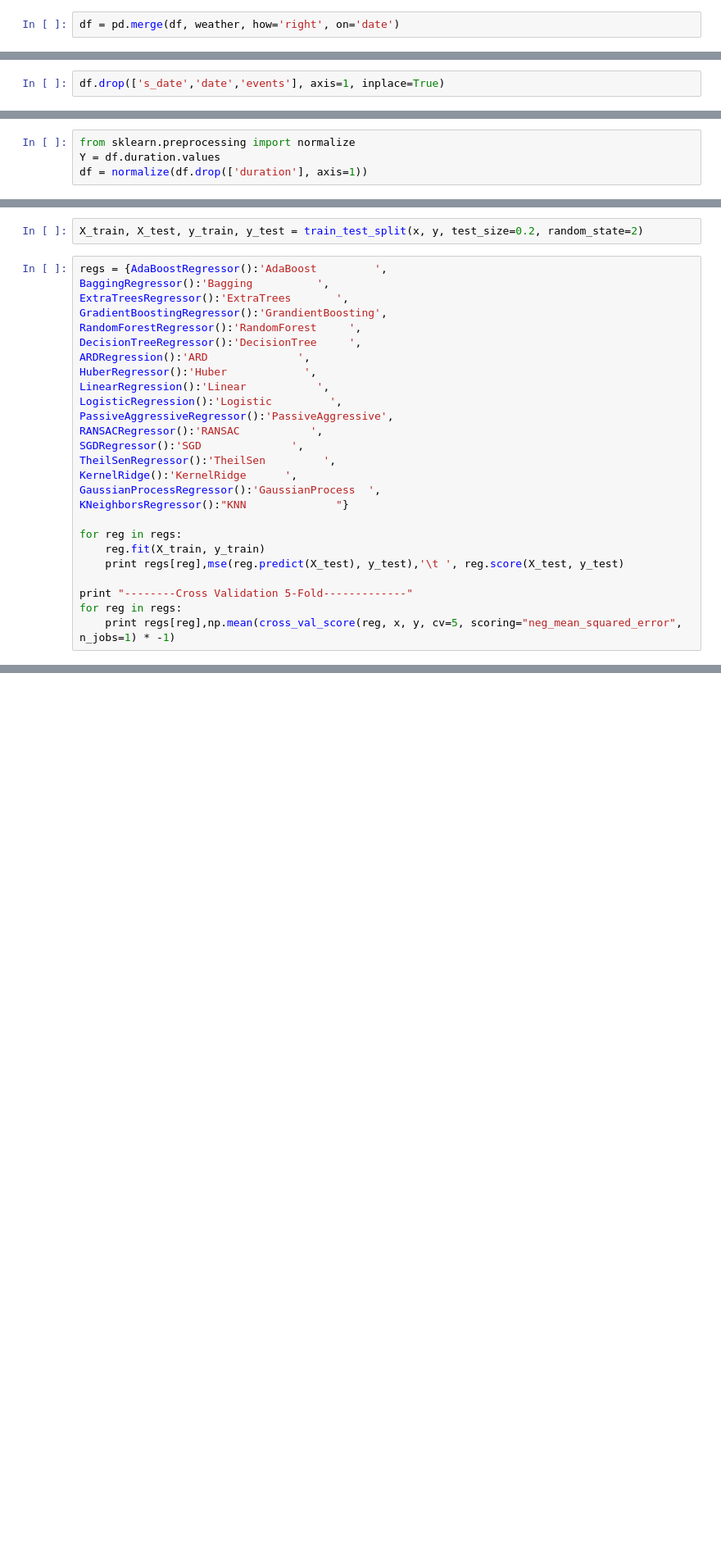
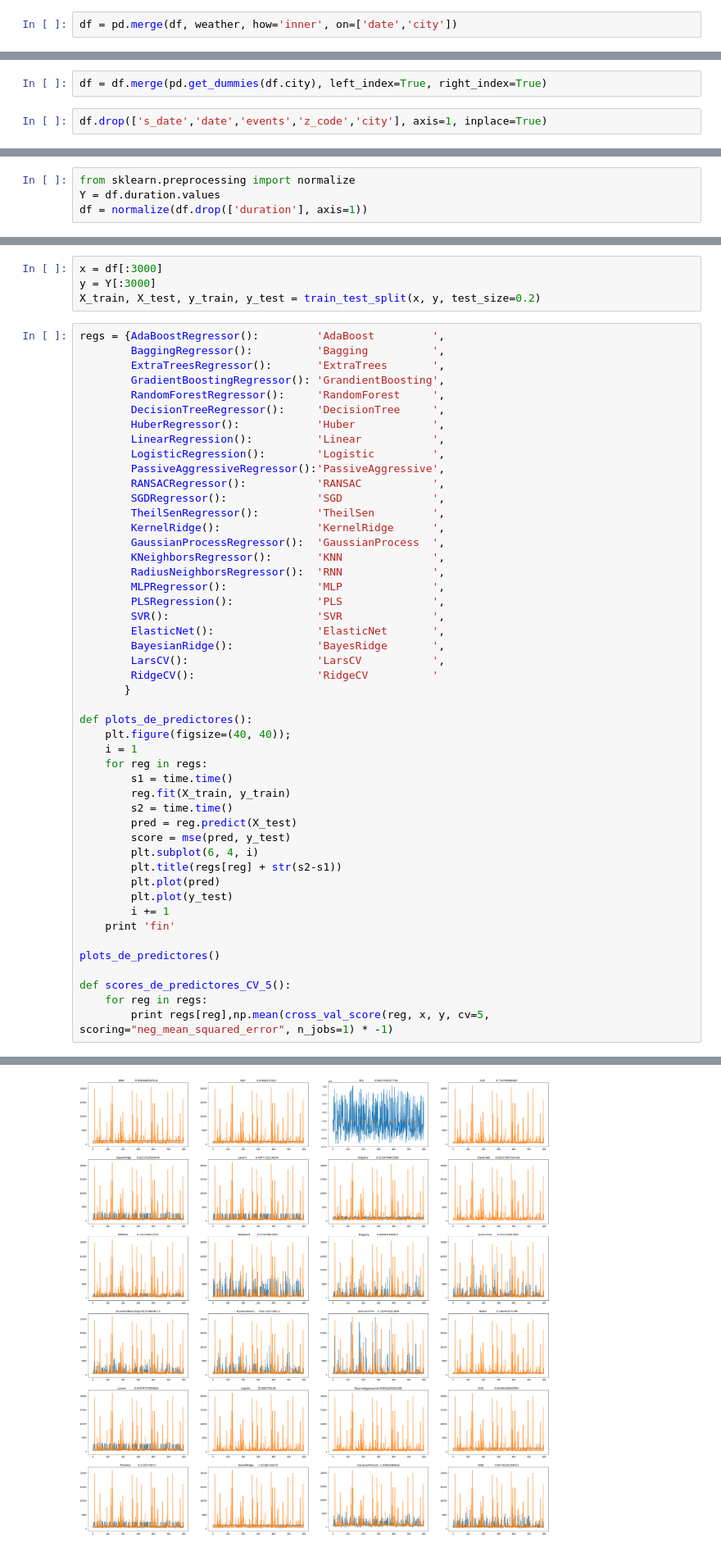
Before and after one commit to frisjon/tp2, a Jupyter notebook: tp2_test.ipynb, the cells around one changed output, grey strips where cells are left out. Shown at 82% size. Cells and saved outputs as stored; diff of their text form; blank space fills up the shorter version.

```diff
--- a/tp2_test.ipynb
+++ b/tp2_test.ipynb
@@ -107,5 +102,5 @@ df.shape
 # %%
-df = pd.merge(df, weather, how='right', on='date')
+df = pd.merge(df, weather, how='inner', on=['date','city'])
 # %%
 df.shape
 # %% [output]
@@ -113,5 +108,7 @@ df.shape
+# %%
+df = df.merge(pd.get_dummies(df.city), left_index=True, right_index=True)
 # %%
-df.drop(['s_date','date','events'], axis=1, inplace=True)
+df.drop(['s_date','date','events','z_code','city'], axis=1, inplace=True)
 # %%
 df.isnull().sum()
 # %% [output]
@@ -160,29 +151,53 @@ y = Y[:1000]
 # %%
-X_train, X_test, y_train, y_test = train_test_split(x, y, test_size=0.2, random_state=2)
+x = df[:3000]
+y = Y[:3000]
+X_train, X_test, y_train, y_test = train_test_split(x, y, test_size=0.2)
 # %%
-regs = {AdaBoostRegressor():'AdaBoost         ',
-BaggingRegressor():'Bagging          ',
-ExtraTreesRegressor():'ExtraTrees       ',
-GradientBoostingRegressor():'GrandientBoosting',
-RandomForestRegressor():'RandomForest     ',
-DecisionTreeRegressor():'DecisionTree     ',
-ARDRegression():'ARD              ',
-HuberRegressor():'Huber            ',
-LinearRegression():'Linear           ',
-LogisticRegression():'Logistic         ',
-PassiveAggressiveRegressor():'PassiveAggressive',
-RANSACRegressor():'RANSAC           ',
-SGDRegressor():'SGD              ',
-TheilSenRegressor():'TheilSen         ',
-KernelRidge():'KernelRidge      ',
-GaussianProcessRegressor():'GaussianProcess  ',
-KNeighborsRegressor():"KNN              "}
+regs = {AdaBoostRegressor():         'AdaBoost         ',
+        BaggingRegressor():          'Bagging          ',
+        ExtraTreesRegressor():       'ExtraTrees       ',
+        GradientBoostingRegressor(): 'GrandientBoosting',
+        RandomForestRegressor():     'RandomForest     ',
+        DecisionTreeRegressor():     'DecisionTree     ',
+        HuberRegressor():            'Huber            ',
+        LinearRegression():          'Linear           ',
+        LogisticRegression():        'Logistic         ',
+        PassiveAggressiveRegressor():'PassiveAggressive',
+        RANSACRegressor():           'RANSAC           ',
+        SGDRegressor():              'SGD              ',
+        TheilSenRegressor():         'TheilSen         ',
+        KernelRidge():               'KernelRidge      ',
+        GaussianProcessRegressor():  'GaussianProcess  ',
+        KNeighborsRegressor():       'KNN              ',
+        RadiusNeighborsRegressor():  'RNN              ',
+        MLPRegressor():              'MLP              ',
+        PLSRegression():             'PLS              ',
+        SVR():                       'SVR              ',
+        ElasticNet():                'ElasticNet       ',
+        BayesianRidge():             'BayesRidge       ',
+        LarsCV():                    'LarsCV           ',
+        RidgeCV():                   'RidgeCV          '
+       }
 
-for reg in regs:
-    reg.fit(X_train, y_train)
-    print regs[reg],mse(reg.predict(X_test), y_test),'\t ', reg.score(X_test, y_test)
+def plots_de_predictores():
+    plt.figure(figsize=(40, 40));
+    i = 1
+    for reg in regs:
+        s1 = time.time()
+        reg.fit(X_train, y_train)
+        s2 = time.time()
+        pred = reg.predict(X_test)
+        score = mse(pred, y_test)
+        plt.subplot(6, 4, i)
+        plt.title(regs[reg] + str(s2-s1))
+        plt.plot(pred)
+        plt.plot(y_test)
+        i += 1
+    print 'fin'
 
-print "--------Cross Validation 5-Fold-------------"
-for reg in regs:
-    print regs[reg],np.mean(cross_val_score(reg, x, y, cv=5, scoring="neg_mean_squared_error", n_jobs=1) * -1)
+plots_de_predictores()
+
+def scores_de_predictores_CV_5():
+    for reg in regs:
+        print regs[reg],np.mean(cross_val_score(reg, x, y, cv=5, scoring="neg_mean_squared_error", n_jobs=1) * -1)
 # %% [output]
@@ -213,0 +205 @@ RandomForest      1928719.46315
+[figure, added]
```
Also changed, not shown: parts of 15 cells of this notebook.
